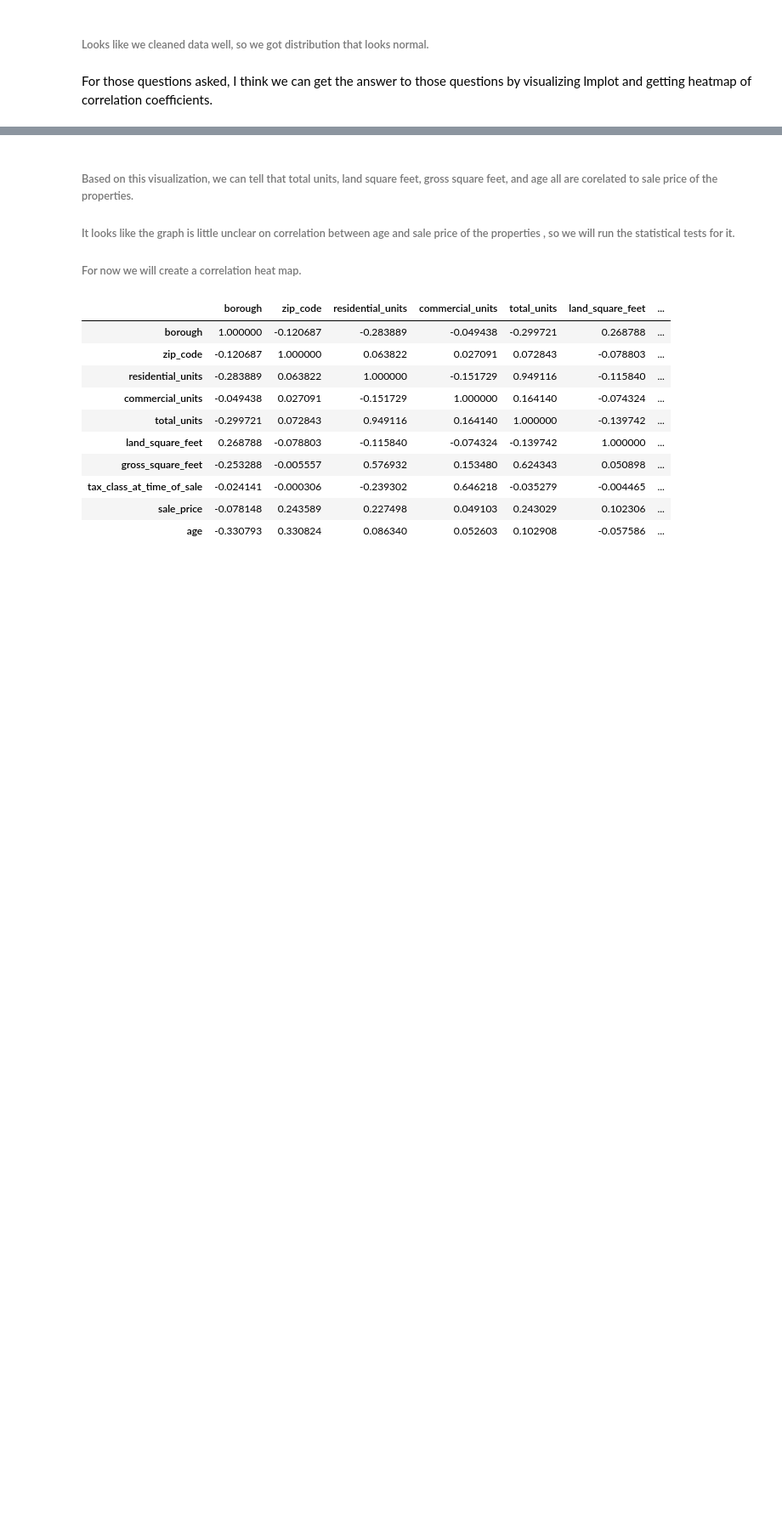
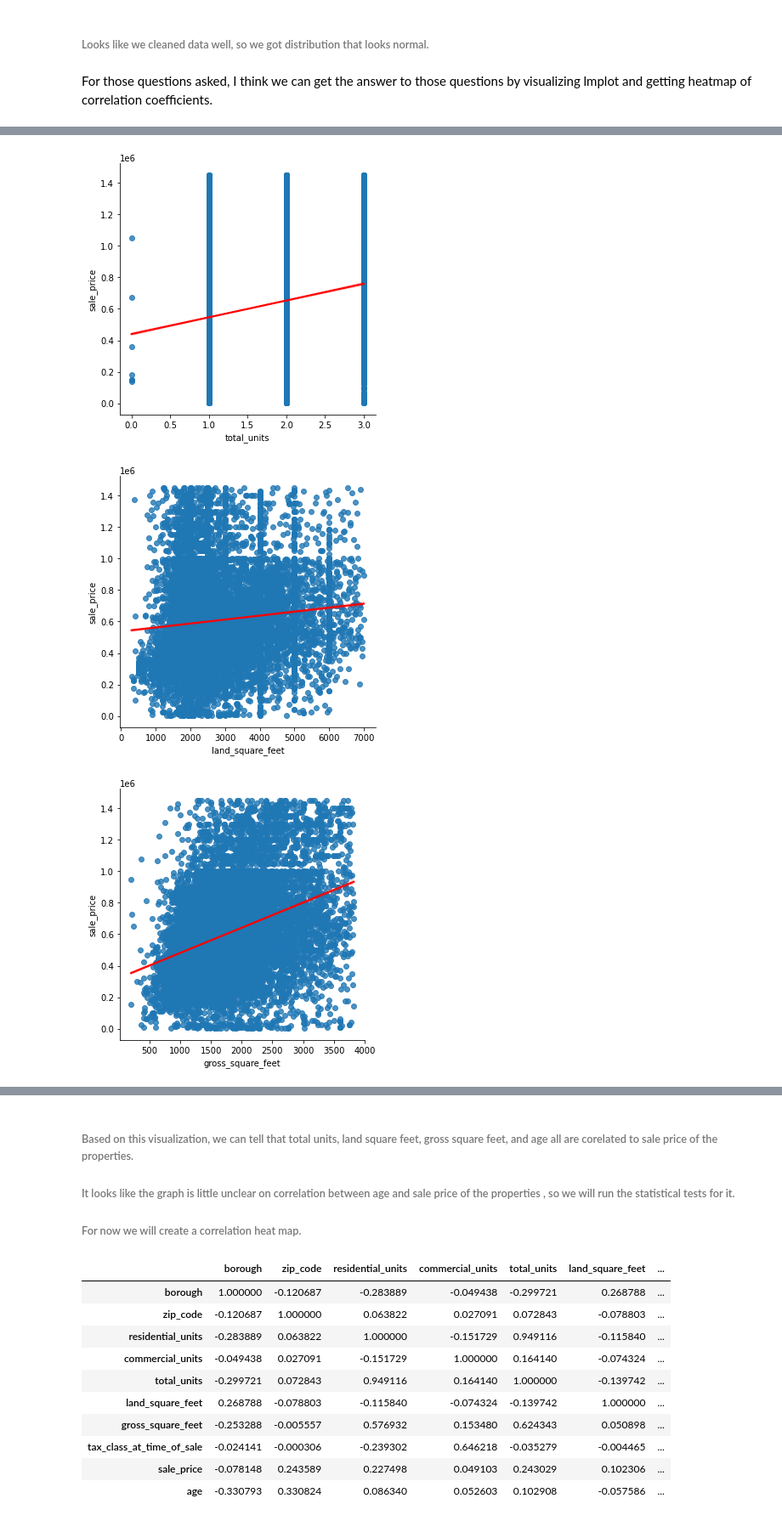
Before and after one commit to rajaramgautam/new_york_city_properties_sale_price, a Jupyter notebook: explore.ipynb, the cells around one changed output, grey strips where cells are left out. Shown: that part at 85% size. Cells and saved outputs as stored; diff of their text form; code cells hidden in the pictures; blank space fills up the shorter version.

```diff
--- a/explore.ipynb
+++ b/explore.ipynb
@@ -183,11 +183,12 @@ For those questions asked, I think we can get the answer to those questions by v
 # %%
 # plotting lmplot for the train data set
 
-col_list = ['residential_units', 'commercial_units', 'total_units', 'land_square_feet', 'gross_square_feet', 'age']
+col_list = ['residential_units', 'commercial_units']
 for item in col_list:
 
     sns.lmplot(x = item, y = 'sale_price', data = train, line_kws = {'color' : 'red'})
     pd.set_option('display.max_rows', 500)
+    pd.options.display.max_rows
     plt.show()
 # %% [output]
 [figure]
@@ -198,0 +196,12 @@ for item in col_list:
+# %%
+col_list = ['total_units', 'land_square_feet', 'gross_square_feet', 'age']
+for item in col_list:
+
+    sns.lmplot(x = item, y = 'sale_price', data = train, line_kws = {'color' : 'red'})
+    pd.set_option('display.max_rows', 500)
+    pd.options.display.max_rows
+    plt.show()
+# %% [output]
+[figure, added]
+[figure, added]
+[figure, added]
```
Also changed, not shown: parts of 2 cells of this notebook.
